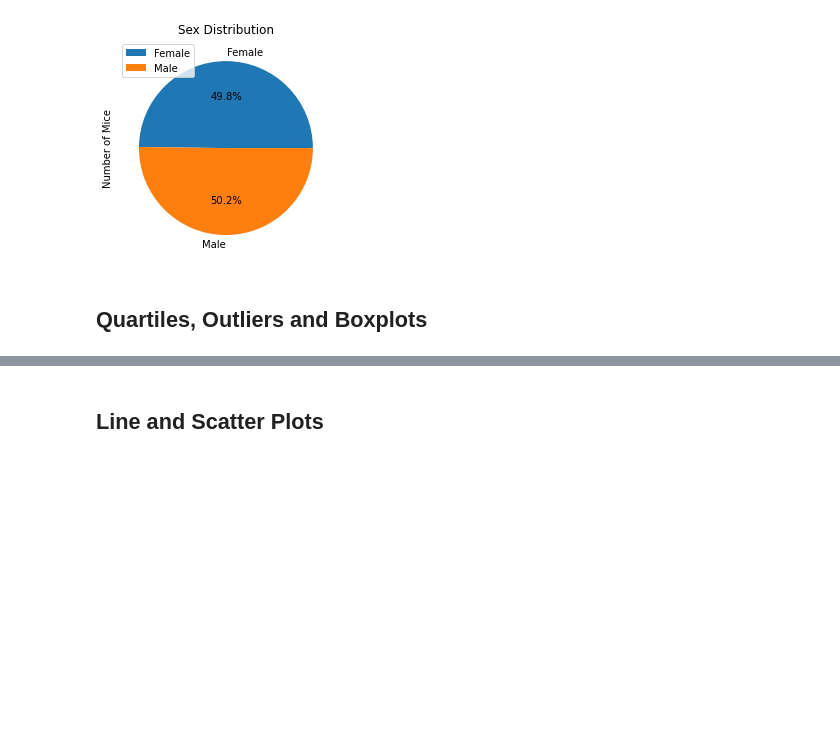
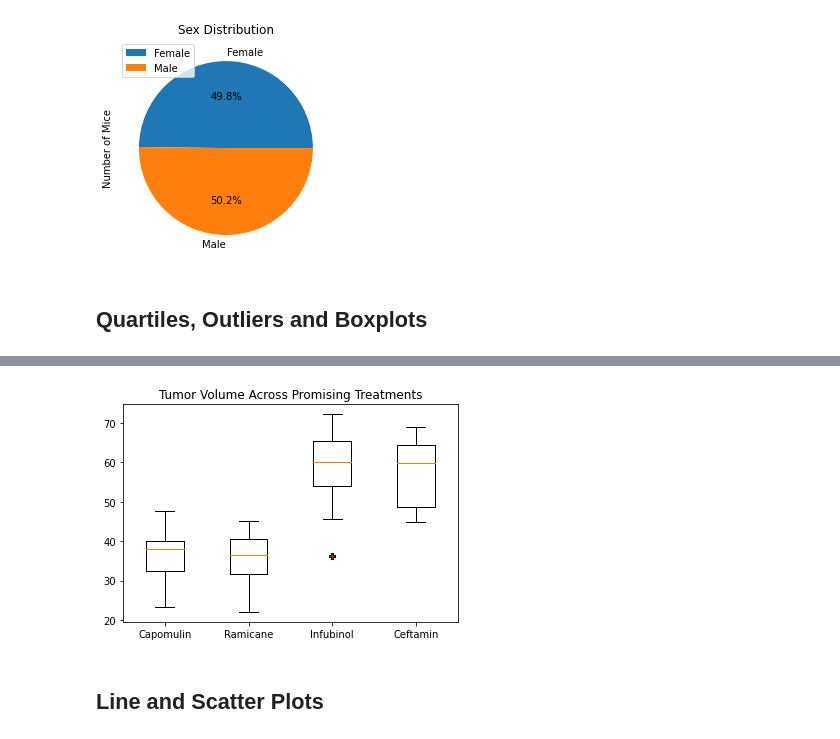
Before and after one commit to ClareSpecht/matplotlib-challenge, a Jupyter notebook: Pymaceuticals/pymaceuticals.ipynb, the cells around one changed output, grey strips where cells are left out. Cells and saved outputs as stored; diff of their text form; code cells hidden in the pictures; blank space fills up the shorter version.

Commit message:
All plots created using single method.

```diff
--- a/Pymaceuticals/pymaceuticals_starter.ipynb
+++ b/Pymaceuticals/pymaceuticals.ipynb
@@ -224,5 +174,12 @@ Ceftamin potential outliers include: [].
 # %%
 # Generate a box plot of the final tumor volume of each mouse across four regimens of interest
+fig1, ax = plt.subplots()
+ax.set_title("Tumor Volume Across Promising Treatments")
+box = ax.boxplot(tumor_df, labels=treatments, flierprops=dict(markerfacecolor="r", marker="P"))
+
+plt.show()
+# %% [output]
+[figure, added]
 # %% [markdown]
 ## Line and Scatter Plots
 # %%
```
Also changed, not shown: parts of 7 cells of this notebook.
